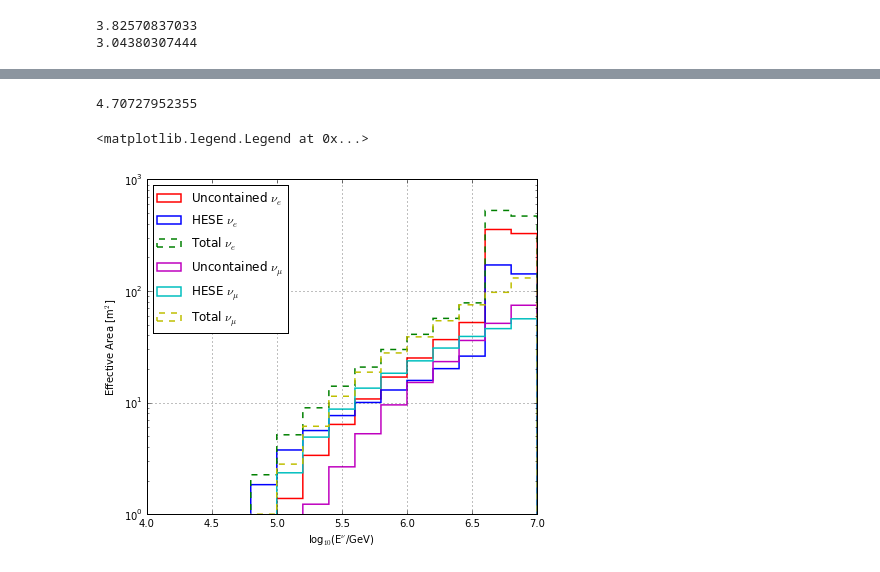
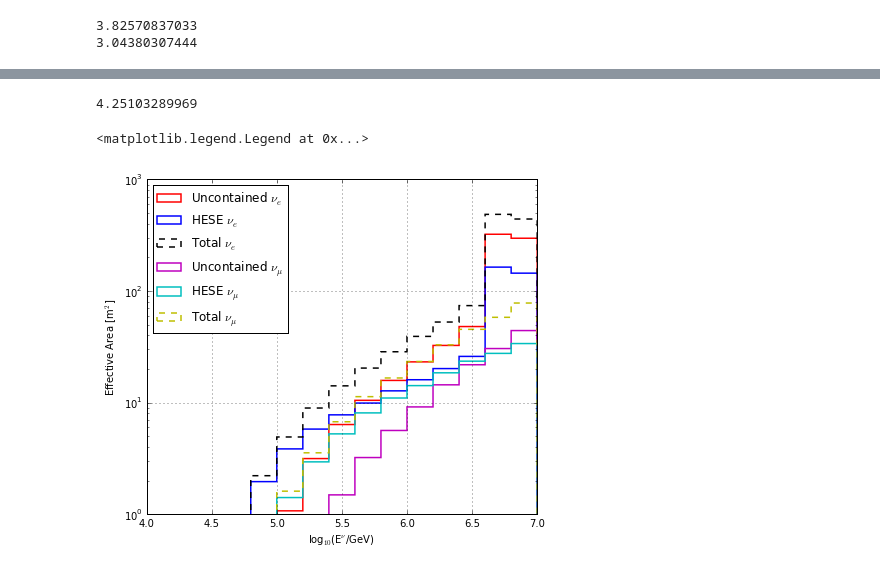
Before and after one commit to mrelich/MultiPeVNotebooks, a Jupyter notebook: mva_outerevents_datatrain.ipynb, the cells around one changed output, grey strips where cells are left out. Saved outputs shown, nothing was run; the diff lists cells and outputs as text; code cells hidden in the pictures.

```diff
--- a/mva_outerevents_datatrain.ipynb
+++ b/mva_outerevents_datatrain.ipynb
@@ -383,16 +368,17 @@ info = {'data'     : [dt_bkg,
                       dt_nue,
                       d_numu,
                       dt_nue,
-                      d_numu],
+                      d_numu
+                     ],
         'names'    : ['Data (50%)',
-                      'Total Bkg',
+                      'Total Bkg.',
                       r'Atmos. $\mu$',
                       r'Atmos. $\nu_{e}$',
                       r'Atmos. $\nu_{\mu}$',
                       r'Astro. $\nu_{e}$',
                       r'Astro. $\nu_{\mu}$'],
-        'weights' : ['w','w','w','w','w', 'wE2', 'wE2'],
-        'colors'  : ['black', 'r', 'm', 'g', 'b', 'y','c'],
+        'weights' : ['w','w','w','w','w','wE2','wE2'],
+        'colors'  : ['black', 'r', 'm', 'g', 'b', 'y', 'c'],
         'lw'      : [0, 1.5, 1.5, 1.5, 1.5,1.5,1.5],
         'ls'      : ['solid','dashed','solid','solid','solid','solid','solid'],
         'marker'  : ['.',' ', ' ', ' ', ' ',' ',' ']
@@ -437,7 +398,0 @@ plt.hist(np.log10(peal['PrimaryNeutrinoEnergy'].as_matrix()),
-# %%
-fi = clf.feature_importances_
-tot = 0
-for i in range(len(b_features)):
-    print b_features[i], "%.2f"%fi[i]
-    tot += fi[i]
-print "Total:", tot
@@ -471,0 +399,7 @@ print peal[['evtid','cor_Weight','w','scores']]
+# %%
+# Print the rates
+for i in range(len(info['data'])):
+    dt = info['data'][i]
+    name = info['names'][i]
+    w = info['weights'][i]
+    print name, sum(dt[ dt.scores > 0.5 ][w]) * 365/34.7
@@ -488,10 +430,10 @@ def mcEMax(mc_log_ebin):
     return pow(10,(1+mc_log_ebin)/ebins_per_decade)
 
 # Calculate effective area
-def getEffA(data, isbdt):
+def getEffA(data, isbdt, nfiles):
     effA = np.zeros(len(data['PrimaryNeutrinoEnergy']),dtype=float)
     energy = np.empty(len(data['PrimaryNeutrinoEnergy']),dtype=float)
-    fnorm  = 1. / (C.nugen_nue_nfiles)
+    fnorm  = 1. / nfiles
 
     dt_E = data['PrimaryNeutrinoEnergy'].as_matrix()
     dt_oneweight = data['OneWeight'].as_matrix()
@@ -540,40 +482,41 @@ nue_pass = dt_nue[ dt_nue['scores'] > bdtcut]
 numu_pass = d_numu[ d_numu['scores'] > bdtcut ]
 print sum(nue_pass['wE2']) *365/34.7
 
 # Now evaluate effective area
-new_effa, new_e = getEffA(nue_pass, True)
-hese_effa, hese_e = getEffA(dt_hese, False)
-hesenumu_effa, hesenumu_e = getEffA(dt_hese_numu, False)
-numu_effa, numu_e = getEffA(numu_pass, False)
+new_effa, new_e = getEffA(nue_pass, True, C.nugen_nue_12034_nfiles)
+hese_effa, hese_e = getEffA(dt_hese, False, C.nugen_nue_12034_nfiles)
+hesenumu_effa, hesenumu_e = getEffA(dt_hese_numu, False, C.nugen_henumu_nfiles)
+numu_effa, numu_e = getEffA(numu_pass, False, C.nugen_henumu_nfiles)
 
 # Now plot
 fig,ax = plt.subplots(figsize=(7,6))
 plotEffA(new_e, new_effa, 'r', r'Uncontained $\nu_{e}$')
 plotEffA(hese_e, hese_effa, 'b', r'HESE $\nu_{e}$')
 plotEffA(np.concatenate([new_e, hese_e]),
          np.concatenate([new_effa, hese_effa]),
-         'g', r'Total $\nu_{e}$','dashed')
+         'black', r'Total $\nu_{e}$','dashed')
 
 plotEffA(numu_e, numu_effa, 'm', r'Uncontained $\nu_{\mu}$')
 plotEffA(hesenumu_e, hesenumu_effa, 'c', r'HESE $\nu_{\mu}$')
 plotEffA(np.concatenate([numu_e, hesenumu_e]),
          np.concatenate([numu_effa, hesenumu_effa]),
          'y', r'Total $\nu_{\mu}$','dashed')
 
 
 ax.set_ylim([1e0,1e3])
 ax.set_xlim([4,7])
 ax.set_yscale('log')
 plt.xlabel(r'log$_{10}$(E$^{\nu}$/GeV)')
 plt.ylabel(r'Effective Area [m$^{2}$]')
 plt.grid()
 plt.legend(loc='upper left')
 #plt.savefig('../plots/mvaana/EffectiveArea/effa_cut08_500trees_50kSplit_depth3_datatrained.png')
 #plt.savefig('../plots/mvaana/EffectiveArea/effa_cut06_500trees_30kSplit_depth2_datatrained.png')
+#plt.savefig('../plots/temp_jps/EffectiveArea_Unct_HESE.png')
 # %% [output]
-4.70727952355
+4.25103289969
 <matplotlib.legend.Legend at 0x...>
-[figure, old version]
+[figure, new version]
 # %%
 # Save the effective area output in a pkl file to analyze later
 def histthat(energy, effa):
```
Also changed, not shown: parts of 27 cells of this notebook, 6 other files.
